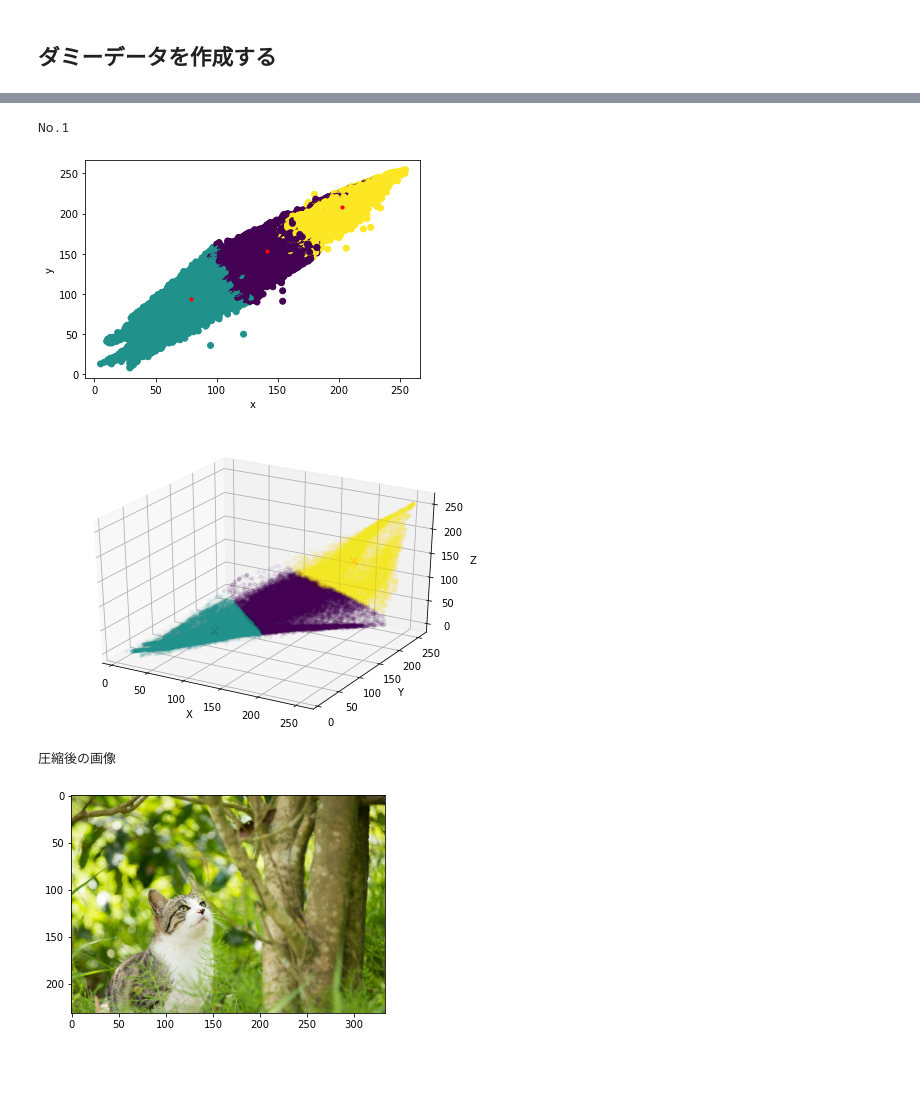
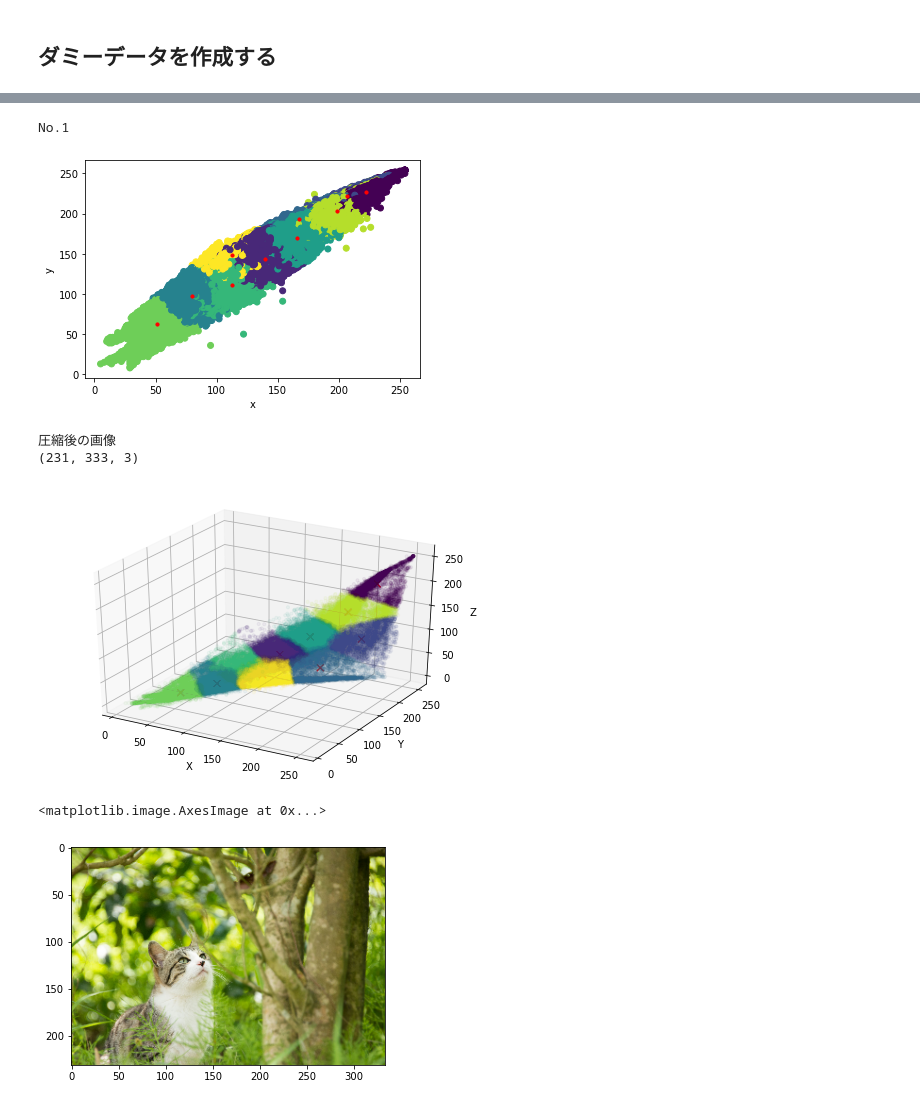
Before and after one commit to Go-to-Ray/Youtube_AI, a Jupyter notebook: Clusetering/k-means/k-means-fullscratch.ipynb, the cells around one changed output, grey strips where cells are left out. Saved outputs shown, nothing was run; the diff lists cells and outputs as text; code cells hidden in the pictures; blank space fills up the shorter version.

```diff
--- a/Clusetering/k-means/k-means-fullscratch.ipynb
+++ b/Clusetering/k-means/k-means-fullscratch.ipynb
@@ -187,14 +189,14 @@ def kmn_implot(img, rate=1, verbose=True):
 # %%
 img1 = plt.imread("Data/Cat.jpg")
 img_min1 = kmn_implot(img1,rate=6 ,verbose=True)
 W1, H1, Ch1 = img_min1.shape
 col1 = img_min1.reshape(-1,3)
 
 kmn_cat = kmeans(plus=True,n_search=2, plot=False)
-_,best_center1, best_cluster1 = kmn_cat.fit(X=col1, k=3)
+_,best_center1, best_cluster1 = kmn_cat.fit(X=col1, k=10)
 # %% [output]
 No.1
-[figure, old version]
+[figure, new version]
 # %%
 #プロットしてみる
 fig = plt.figure()
@@ -205,13 +207,18 @@ ax.set_zlabel("Z")
 
 ax.scatter(col1[:,0],col1[:,1],col1[:,2],marker="o",c=best_cluster1,s=10,alpha=0.05)
 ax.scatter(best_center1[:,0],best_center1[:,1],best_center1[:,2],marker="x",c="r",s=50,alpha=1)
+
+
+print("圧縮後の画像")
+print(img_min1.shape)
 plt.show()
-print("圧縮後の画像")
 plt.imshow(img_min1)
-plt.show()
+#plt.show()
 # %% [output]
+圧縮後の画像
+(231, 333, 3)
-[figure, old version]
+[figure, new version]
-圧縮後の画像
+<matplotlib.image.AxesImage at 0x...>
 [figure]
 # %%
 img1_kmn = np.empty(col1.shape,"uint8")
```
Also changed, not shown: parts of 10 cells of this notebook.
